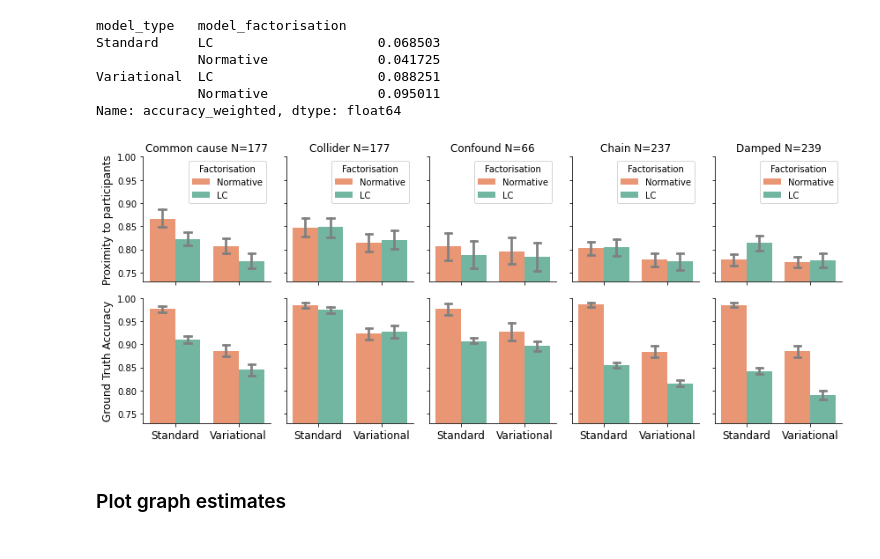
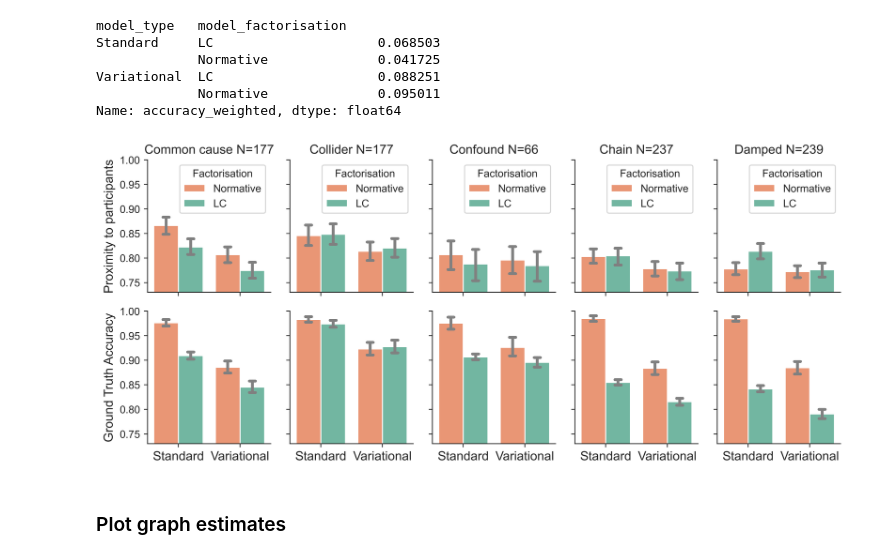
Before and after one commit to Vbtesh/variational_causal_learning_ccn_2023, a Jupyter notebook: analysis.ipynb, the cells around one changed output. Saved outputs shown, nothing was run; the diff lists cells and outputs as text; code cells hidden in the pictures.

```diff
--- a/analysis.ipynb
+++ b/analysis.ipynb
@@ -324,7 +324,7 @@ row_labels = ["Proximity to participants", "Ground Truth Accuracy"]
 colors = get_colors(np.sort(df_ccn.model.unique()), ccn_models, palette)
 
 sns.set_palette(colors)
-fig, axs = plt.subplots(len(row_features), len(col_features), figsize=(12, 5), sharey=True, sharex=True)
+fig, axs = plt.subplots(len(row_features), len(col_features), figsize=(10, 4.5), dpi=500, sharey=True, sharex=True)
 
 for i, row in enumerate(row_features):
     for j, col in enumerate(col_features):
@@ -333,34 +333,35 @@ for i, row in enumerate(row_features):
         #sns.set_palette(colors)
 
         df_plot = df_ccn[df_ccn[col_name] == col]
         df_plot = df_plot.rename({'model_factorisation':'Factorisation'}, axis=1)
 
         sns.barplot(x='model_type', y=row, hue='Factorisation', data=df_plot, ax=axs[i, j], ci=95, capsize=.1, errcolor=".5", order=['Standard', 'Variational'])
 
         if i < len(row_features) - 1:
             axs[i, j].set_xticklabels([], rotation=90)
             axs[i, j].set_xlabel("", rotation=90)
             axs[i, j].set_title(f'{col_labels[j].capitalize()} N={df_plot[df_plot.model == df_plot.model.unique()[0]].shape[0]}', fontsize=12)
             #axs[i, j].legend(fontsize=11)
         else:
             axs[i, j].set_xticklabels(axs[i, j].get_xticklabels(), fontsize=12)
             axs[i, j].legend([], frameon=False)
             axs[i, j].set_xlabel('')
             axs[i, j].set_title('')
 
         if j == 0:
             axs[i, j].set_ylabel(row_labels[i], fontsize=12)
         else:
             axs[i, j].set_ylabel("")
         axs[i, j].set_ylim(.73, 1)
 
         sns.despine(ax=axs[i,j])
 
 
 plt.tight_layout()
+plt.savefig('.\\plots\\ccn_accuracy_results.pdf', format='pdf', pad_inches=None)
 plt.show()
 # %% [output]
-[figure, old version]
+[figure, new version]
 # %% [markdown]
 ### Plot graph estimates
 # %% [markdown]
```
Also changed, not shown: parts of 1 cell of this notebook, 3 other files.
